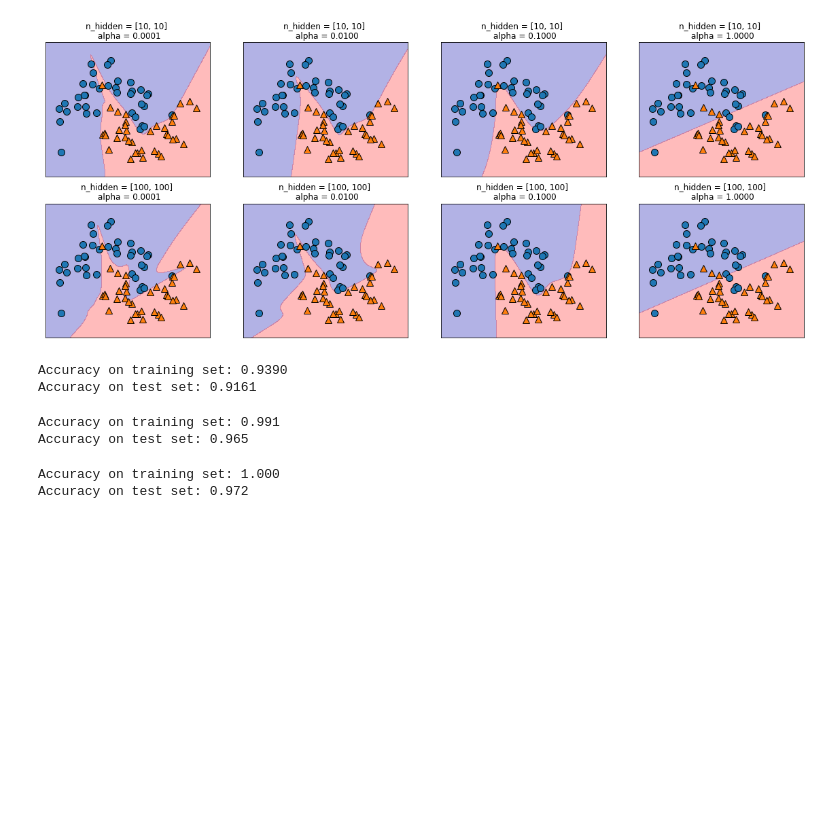
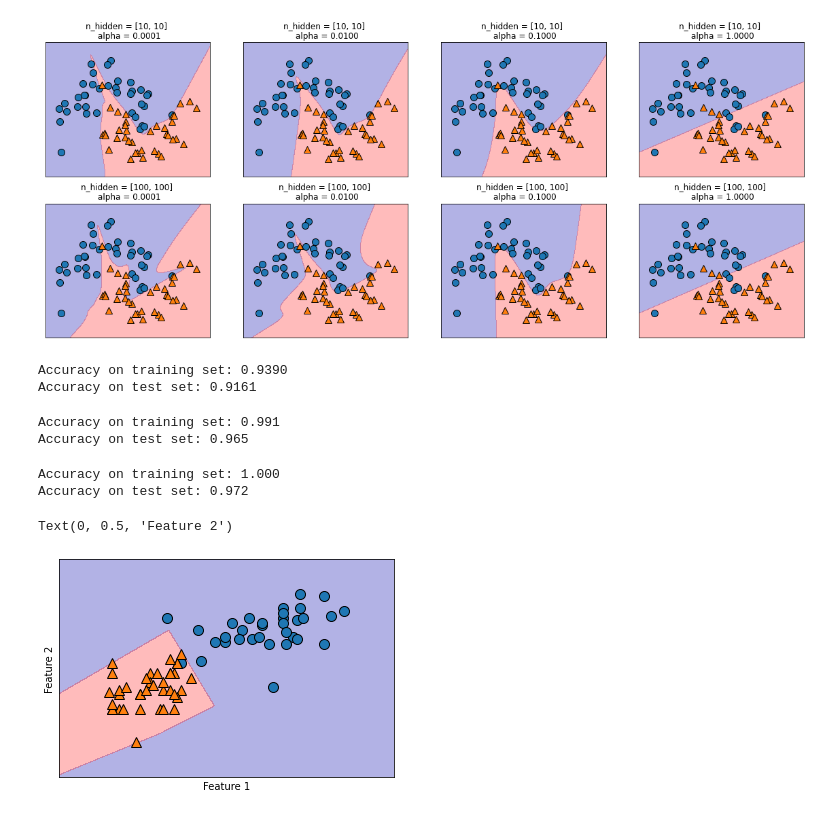
Before and after one commit to yattinda/scikit-learn, a Jupyter notebook: neural_network_test.ipynb, the cells around one changed output. Cells and saved outputs as stored; diff of their text form; code cells hidden in the pictures; blank space fills up the shorter version.

Commit message:
Running donguri data

```diff
--- a/neural_network_test.ipynb
+++ b/neural_network_test.ipynb
@@ -251,3 +250,19 @@ print("Accuracy on test set: {:.3f}".format(mlp.score(X_test_scaled, y_test)))
 # %% [output]
 Accuracy on training set: 1.000
 Accuracy on test set: 0.972
+# %%
+donguri = pd.read_csv('./donguri.csv', header = None)
+arr = donguri.values
+X = arr[:,:-1]
+y = arr[:,-1]
+X = (X * 10).astype('int')
+y = (y * 10).astype('int')
+X_train, X_test, y_train, y_test = train_test_split(X, y, test_size=0.2, random_state=0)
+mlp = MLPClassifier(solver = "lbfgs", random_state = 0, hidden_layer_sizes = [10]).fit(X_train, y_train)
+mglearn.plots.plot_2d_separator(mlp, X_train, fill = True, alpha = .3)
+mglearn.discrete_scatter(X_train[:, 0], X_train[:, 1], y_train)
+plt.xlabel("Feature 1")
+plt.ylabel("Feature 2")
+# %% [output]
+Text(0, 0.5, 'Feature 2')
+[figure, added]
```
Also changed, not shown: parts of 13 cells of this notebook.
